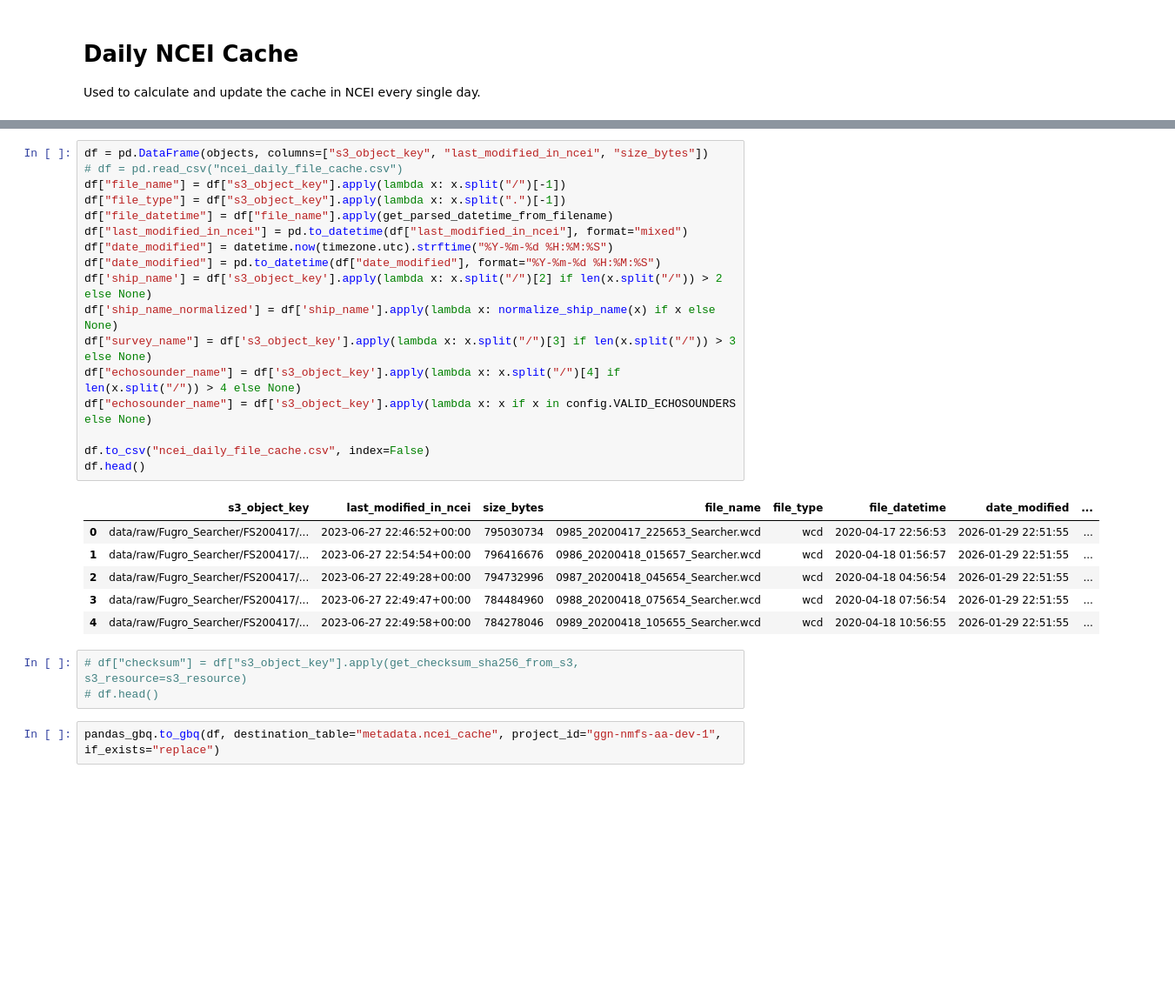
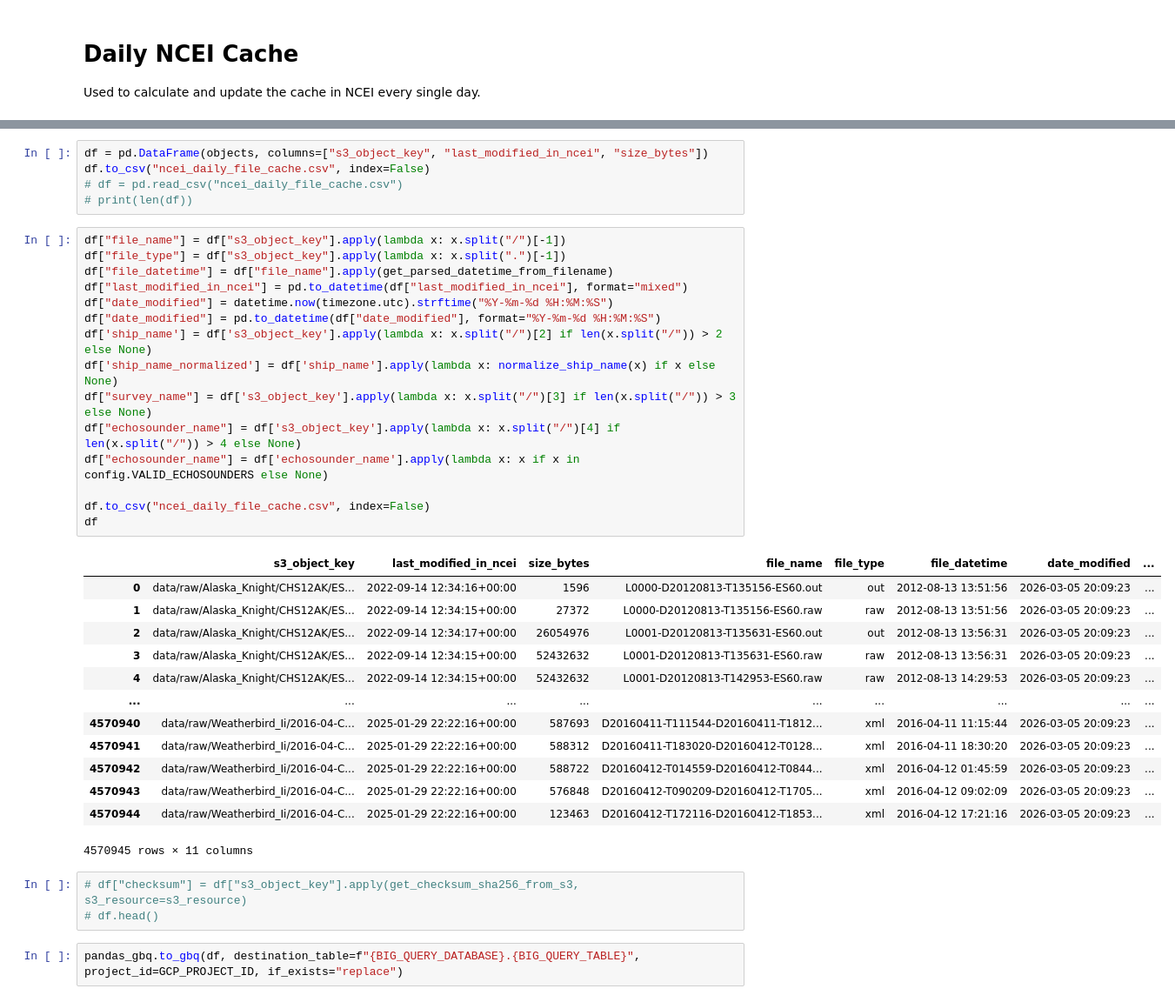
Before and after one commit to nmfs-ost/AA-SI_aalibrary, a Jupyter notebook: other/scripts/daily_ncei_cache.ipynb, the cells around one changed output, grey strips where cells are left out. Shown at 87% size. Drawn from its saved outputs; the diff is of its cells as text; blank space fills up the shorter version.

```diff
--- a/other/scripts/daily_ncei_cache.ipynb
+++ b/other/scripts/daily_ncei_cache.ipynb
@@ -68,29 +72,39 @@ Found 4568718 objects
+# %%
+df = pd.DataFrame(objects, columns=["s3_object_key", "last_modified_in_ncei", "size_bytes"])
+df.to_csv("ncei_daily_file_cache.csv", index=False)
+# df = pd.read_csv("ncei_daily_file_cache.csv")
+# print(len(df))
 # %%
-df = pd.DataFrame(objects, columns=["s3_object_key", "last_modified_in_ncei", "size_bytes"])
-# df = pd.read_csv("ncei_daily_file_cache.csv")
 df["file_name"] = df["s3_object_key"].apply(lambda x: x.split("/")[-1])
 df["file_type"] = df["s3_object_key"].apply(lambda x: x.split(".")[-1])
 df["file_datetime"] = df["file_name"].apply(get_parsed_datetime_from_filename)
 df["last_modified_in_ncei"] = pd.to_datetime(df["last_modified_in_ncei"], format="mixed")
 df["date_modified"] = datetime.now(timezone.utc).strftime("%Y-%m-%d %H:%M:%S")
 df["date_modified"] = pd.to_datetime(df["date_modified"], format="%Y-%m-%d %H:%M:%S")
 df['ship_name'] = df['s3_object_key'].apply(lambda x: x.split("/")[2] if len(x.split("/")) > 2 else None)
 df['ship_name_normalized'] = df['ship_name'].apply(lambda x: normalize_ship_name(x) if x else None)
 df["survey_name"] = df['s3_object_key'].apply(lambda x: x.split("/")[3] if len(x.split("/")) > 3 else None)
 df["echosounder_name"] = df['s3_object_key'].apply(lambda x: x.split("/")[4] if len(x.split("/")) > 4 else None)
-df["echosounder_name"] = df['s3_object_key'].apply(lambda x: x if x in config.VALID_ECHOSOUNDERS else None)
+df["echosounder_name"] = df['echosounder_name'].apply(lambda x: x if x in config.VALID_ECHOSOUNDERS else None)
 
 df.to_csv("ncei_daily_file_cache.csv", index=False)
-df.head()
+df
 # %% [output]
 |  | s3_object_key | last_modified_in_ncei | size_bytes | file_name | file_type | file_datetime | date_modified | ... |
-| 0 | data/raw/Fugro_Searcher/FS200417/... | 2023-06-27 22:46:52+00:00 | 795030734 | 0985_20200417_225653_Searcher.wcd | wcd | 2020-04-17 22:56:53 | 2026-01-29 22:51:55 | ... |
-| 1 | data/raw/Fugro_Searcher/FS200417/... | 2023-06-27 22:54:54+00:00 | 796416676 | 0986_20200418_015657_Searcher.wcd | wcd | 2020-04-18 01:56:57 | 2026-01-29 22:51:55 | ... |
-| 2 | data/raw/Fugro_Searcher/FS200417/... | 2023-06-27 22:49:28+00:00 | 794732996 | 0987_20200418_045654_Searcher.wcd | wcd | 2020-04-18 04:56:54 | 2026-01-29 22:51:55 | ... |
-| 3 | data/raw/Fugro_Searcher/FS200417/... | 2023-06-27 22:49:47+00:00 | 784484960 | 0988_20200418_075654_Searcher.wcd | wcd | 2020-04-18 07:56:54 | 2026-01-29 22:51:55 | ... |
-| 4 | data/raw/Fugro_Searcher/FS200417/... | 2023-06-27 22:49:58+00:00 | 784278046 | 0989_20200418_105655_Searcher.wcd | wcd | 2020-04-18 10:56:55 | 2026-01-29 22:51:55 | ... |
+| 0 | data/raw/Alaska_Knight/CHS12AK/ES... | 2022-09-14 12:34:16+00:00 | 1596 | L0000-D20120813-T135156-ES60.out | out | 2012-08-13 13:51:56 | 2026-03-05 20:09:23 | ... |
+| 1 | data/raw/Alaska_Knight/CHS12AK/ES... | 2022-09-14 12:34:15+00:00 | 27372 | L0000-D20120813-T135156-ES60.raw | raw | 2012-08-13 13:51:56 | 2026-03-05 20:09:23 | ... |
+| 2 | data/raw/Alaska_Knight/CHS12AK/ES... | 2022-09-14 12:34:17+00:00 | 26054976 | L0001-D20120813-T135631-ES60.out | out | 2012-08-13 13:56:31 | 2026-03-05 20:09:23 | ... |
+| 3 | data/raw/Alaska_Knight/CHS12AK/ES... | 2022-09-14 12:34:15+00:00 | 52432632 | L0001-D20120813-T135631-ES60.raw | raw | 2012-08-13 13:56:31 | 2026-03-05 20:09:23 | ... |
+| 4 | data/raw/Alaska_Knight/CHS12AK/ES... | 2022-09-14 12:34:15+00:00 | 52432632 | L0001-D20120813-T142953-ES60.raw | raw | 2012-08-13 14:29:53 | 2026-03-05 20:09:23 | ... |
+| ... | ... | ... | ... | ... | ... | ... | ... | ... |
+| 4570940 | data/raw/Weatherbird_Ii/2016-04-C... | 2025-01-29 22:22:16+00:00 | 587693 | D20160411-T111544-D20160411-T1812... | xml | 2016-04-11 11:15:44 | 2026-03-05 20:09:23 | ... |
+| 4570941 | data/raw/Weatherbird_Ii/2016-04-C... | 2025-01-29 22:22:16+00:00 | 588312 | D20160411-T183020-D20160412-T0128... | xml | 2016-04-11 18:30:20 | 2026-03-05 20:09:23 | ... |
+| 4570942 | data/raw/Weatherbird_Ii/2016-04-C... | 2025-01-29 22:22:16+00:00 | 588722 | D20160412-T014559-D20160412-T0844... | xml | 2016-04-12 01:45:59 | 2026-03-05 20:09:23 | ... |
+| 4570943 | data/raw/Weatherbird_Ii/2016-04-C... | 2025-01-29 22:22:16+00:00 | 576848 | D20160412-T090209-D20160412-T1705... | xml | 2016-04-12 09:02:09 | 2026-03-05 20:09:23 | ... |
+| 4570944 | data/raw/Weatherbird_Ii/2016-04-C... | 2025-01-29 22:22:16+00:00 | 123463 | D20160412-T172116-D20160412-T1853... | xml | 2016-04-12 17:21:16 | 2026-03-05 20:09:23 | ... |
+4570945 rows × 11 columns
 # %%
 # df["checksum"] = df["s3_object_key"].apply(get_checksum_sha256_from_s3, s3_resource=s3_resource)
 # df.head()
 # %%
-pandas_gbq.to_gbq(df, destination_table="metadata.ncei_cache", project_id="ggn-nmfs-aa-dev-1", if_exists="replace")
+pandas_gbq.to_gbq(df, destination_table=f"{BIG_QUERY_DATABASE}.{BIG_QUERY_TABLE}", project_id=GCP_PROJECT_ID, if_exists="replace")
```
Also changed, not shown: parts of 3 cells of this notebook.
